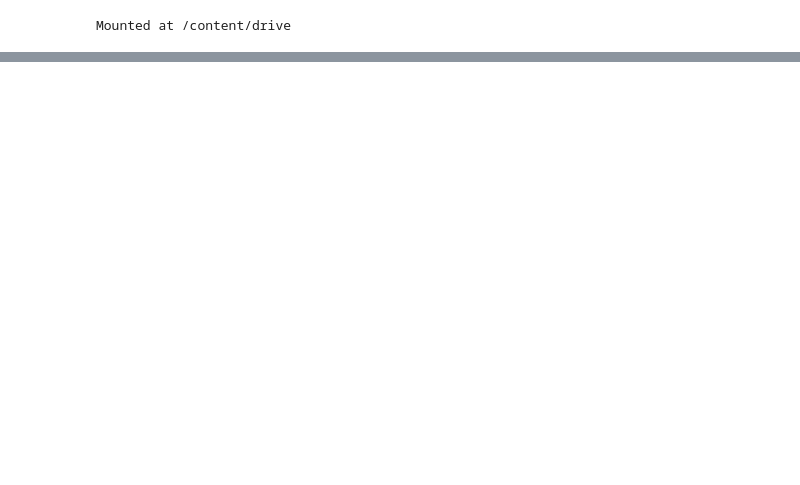
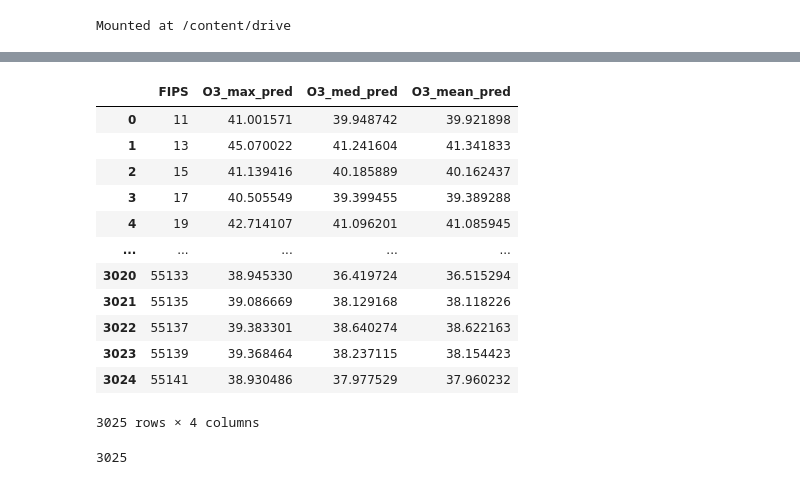
Before and after one commit to cbeckler/eco_cancer_incidence_rates, a Jupyter notebook: Ozone.ipynb, the cells around one changed output, grey strips where cells are left out. Drawn from its saved outputs; the diff is of its cells as text; code cells hidden in the pictures; blank space fills up the shorter version.

Commit message:
Performed EDA to understand data

```diff
--- a/Ozone.ipynb
+++ b/Ozone.ipynb
@@ -144,3 +237,28 @@ ozone_df.head()
 | 2 | 2001 | JAN | 1 | 1 | 5 | 34.288917 | 34.068507 | 34.077954 | 34.086631 | ... |
 | 3 | 2001 | JAN | 1 | 1 | 7 | 30.349767 | 30.036093 | 29.931756 | 29.991733 | ... |
 | 4 | 2001 | JAN | 1 | 1 | 9 | 26.472655 | 25.776595 | 25.857571 | 25.872472 | ... |
+# %%
+ozone_df=ozone_df.astype({'FIPS':'int'})
+# %%
+#aggreagate ozone data by county
+ozone_agg_df = ozone_df.groupby('FIPS').agg({'O3_max_pred':'mean','O3_med_pred':'mean','O3_mean_pred':'mean'})
+ozone_agg_df.reset_index(inplace=True)
+ozone_agg_df
+# %% [output]
+|  | FIPS | O3_max_pred | O3_med_pred | O3_mean_pred |
+| 0 | 11 | 41.001571 | 39.948742 | 39.921898 |
+| 1 | 13 | 45.070022 | 41.241604 | 41.341833 |
+| 2 | 15 | 41.139416 | 40.185889 | 40.162437 |
+| 3 | 17 | 40.505549 | 39.399455 | 39.389288 |
+| 4 | 19 | 42.714107 | 41.096201 | 41.085945 |
+| ... | ... | ... | ... | ... |
+| 3020 | 55133 | 38.945330 | 36.419724 | 36.515294 |
+| 3021 | 55135 | 39.086669 | 38.129168 | 38.118226 |
+| 3022 | 55137 | 39.383301 | 38.640274 | 38.622163 |
+| 3023 | 55139 | 39.368464 | 38.237115 | 38.154423 |
+| 3024 | 55141 | 38.930486 | 37.977529 | 37.960232 |
+3025 rows × 4 columns
+# %%
+len(ozone_agg_df)
+# %% [output]
+3025
```
Also changed, not shown: parts of 23 cells of this notebook.
